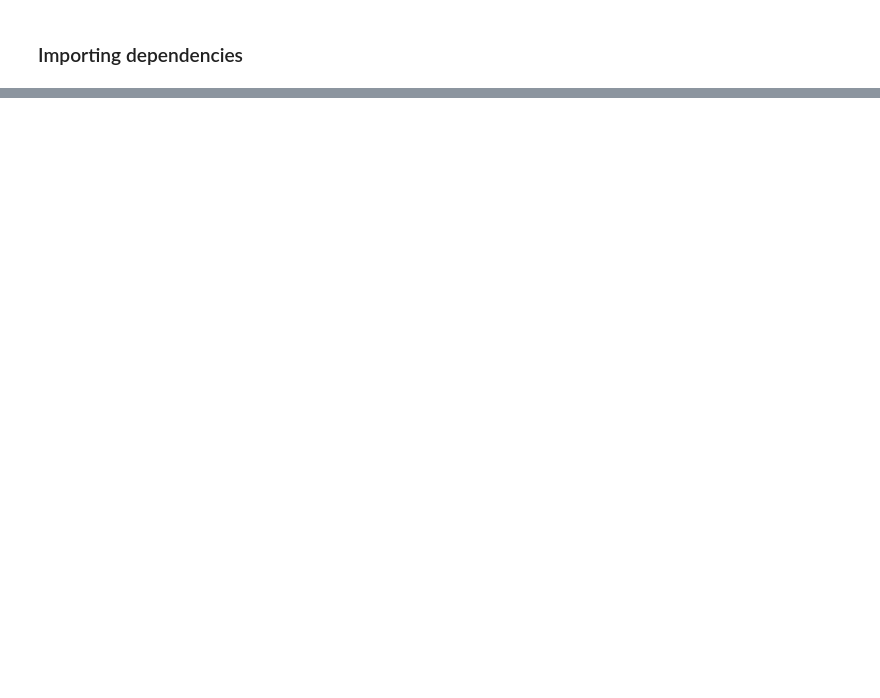
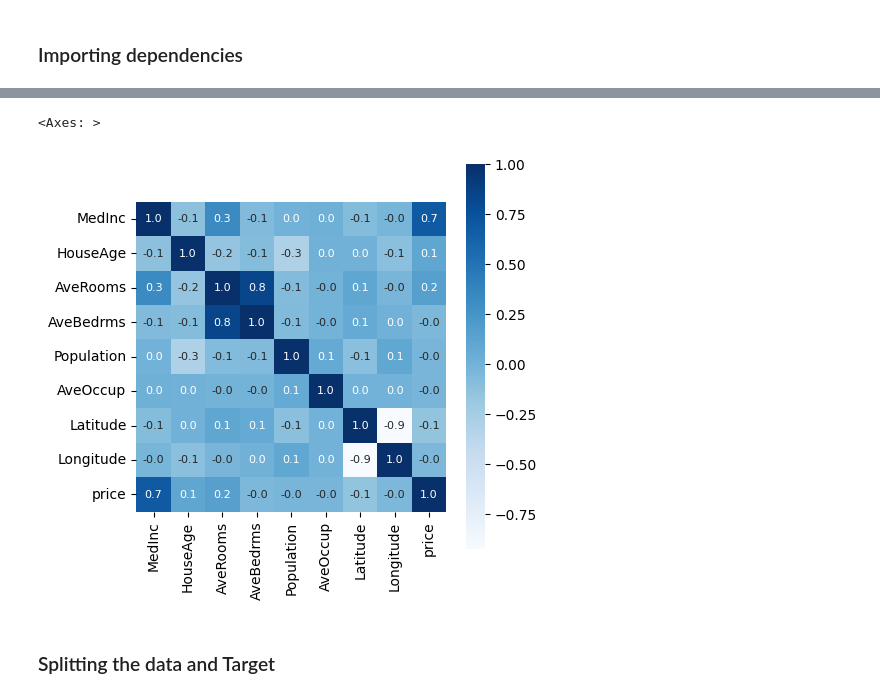
Before and after one commit to GeetishM/ML_Linear_Regression, a Jupyter notebook: House Prediction/House Price Prediction.ipynb, the cells around one changed output, grey strips where cells are left out. Cells and saved outputs as stored; diff of their text form; code cells hidden in the pictures; blank space fills up the shorter version.

Commit message:
Preprocessed the dataset and understanding the correlation feature in the dataset

```diff
--- a/House Prediction/House Price Prediction.ipynb
+++ b/House Prediction/House Price Prediction.ipynb
@@ -13,0 +12,2 @@ ModuleNotFoundError: No module named 'numpy'
+# %%
+house_price_dataset = sklearn.datasets.fetch_california_housing()
@@ -13,0 +30,3 @@ ModuleNotFoundError: No module named 'numpy'
+# %%
+# Loading the dataset to a Pandas DataFrame
+house_price_dataframe = pd.DataFrame(house_price_dataset.data, columns = house_price_dataset.feature_names)
@@ -13,0 +42,3 @@ ModuleNotFoundError: No module named 'numpy'
+# %%
+# add the target (price) column to the DataFrame
+house_price_dataframe['price'] = house_price_dataset.target
@@ -13,0 +110,11 @@ ModuleNotFoundError: No module named 'numpy'
+# %%
+correlation = house_price_dataframe.corr()
+# %%
+# constructing a heatmap to nderstand the correlation
+plt.figure(figsize=(5,5))
+sns.heatmap(correlation, cbar=True, square=True, fmt='.1f', annot=True, annot_kws={'size':8}, cmap='Blues')
+# %% [output]
+<Axes: >
+[figure, added]
+# %% [markdown]
+### Splitting the data and Target
```
Also changed, not shown: parts of 9 cells of this notebook, 1 other file.
